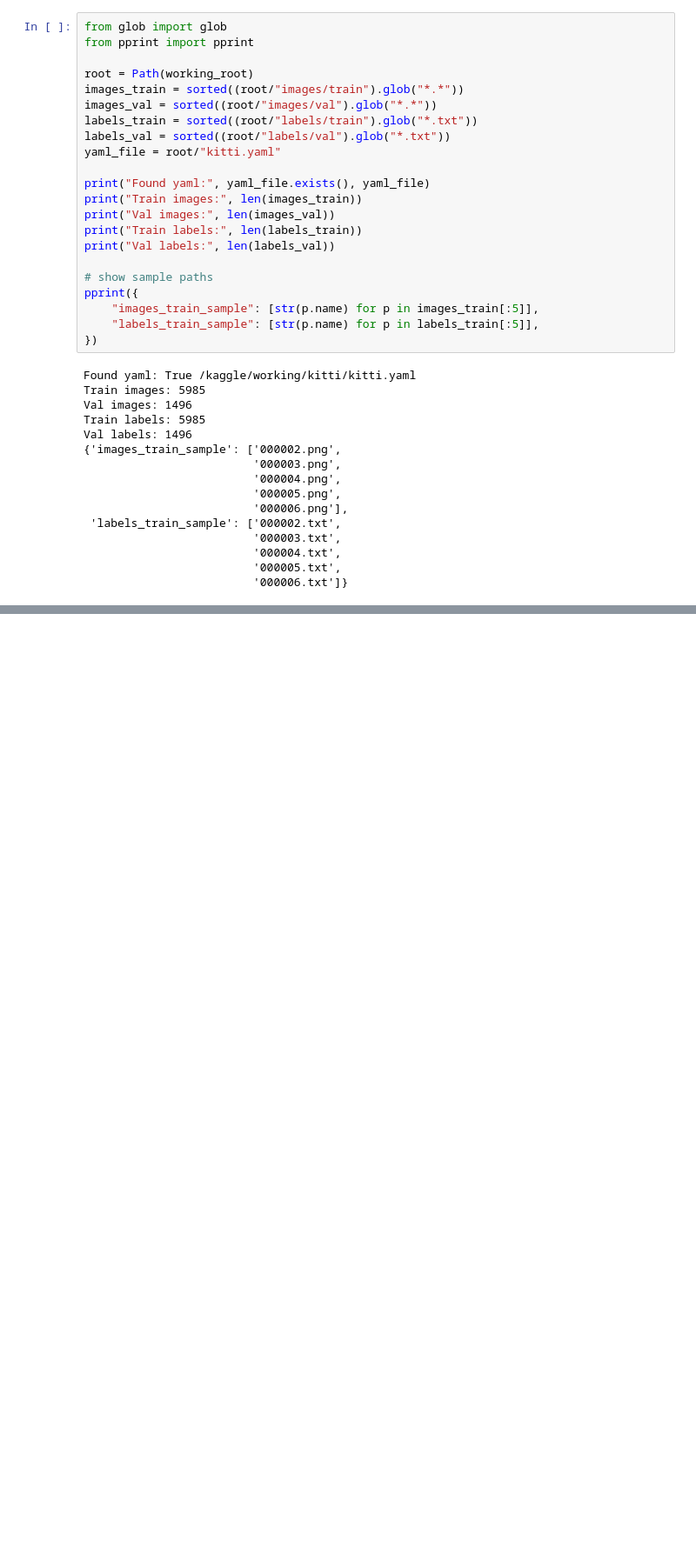
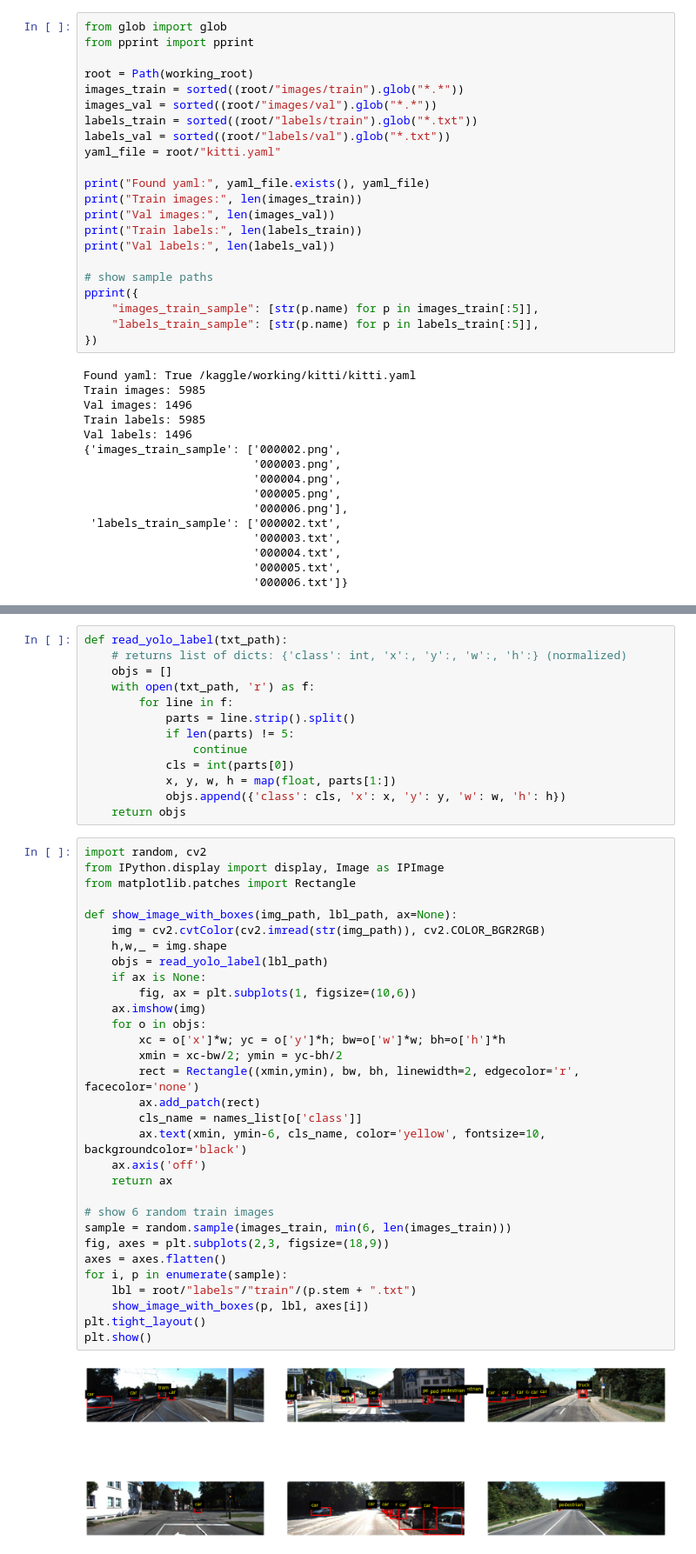
Before and after one commit to mostafa-abdelrashid/Real-time-object-detection-for-autonomous-vechiles, a Jupyter notebook: Main.ipynb, the cells around one changed output, grey strips where cells are left out. Shown at 87% size. Saved outputs shown, nothing was run; the diff lists cells and outputs as text; blank space fills up the shorter version.

```diff
--- a/Main.ipynb
+++ b/Main.ipynb
@@ -105,0 +187,46 @@ Val labels: 1496
+# %%
+def read_yolo_label(txt_path):
+    # returns list of dicts: {'class': int, 'x':, 'y':, 'w':, 'h':} (normalized)
+    objs = []
+    with open(txt_path, 'r') as f:
+        for line in f:
+            parts = line.strip().split()
+            if len(parts) != 5:
+                continue
+            cls = int(parts[0])
+            x, y, w, h = map(float, parts[1:])
+            objs.append({'class': cls, 'x': x, 'y': y, 'w': w, 'h': h})
+    return objs
+# %%
+import random, cv2
+from IPython.display import display, Image as IPImage
+from matplotlib.patches import Rectangle
+
+def show_image_with_boxes(img_path, lbl_path, ax=None):
+    img = cv2.cvtColor(cv2.imread(str(img_path)), cv2.COLOR_BGR2RGB)
+    h,w,_ = img.shape
+    objs = read_yolo_label(lbl_path)
+    if ax is None:
+        fig, ax = plt.subplots(1, figsize=(10,6))
+    ax.imshow(img)
+    for o in objs:
+        xc = o['x']*w; yc = o['y']*h; bw=o['w']*w; bh=o['h']*h
+        xmin = xc-bw/2; ymin = yc-bh/2
+        rect = Rectangle((xmin,ymin), bw, bh, linewidth=2, edgecolor='r', facecolor='none')
+        ax.add_patch(rect)
+        cls_name = names_list[o['class']]
+        ax.text(xmin, ymin-6, cls_name, color='yellow', fontsize=10, backgroundcolor='black')
+    ax.axis('off')
+    return ax
+
+# show 6 random train images
+sample = random.sample(images_train, min(6, len(images_train)))
+fig, axes = plt.subplots(2,3, figsize=(18,9))
+axes = axes.flatten()
+for i, p in enumerate(sample):
+    lbl = root/"labels"/"train"/(p.stem + ".txt")
+    show_image_with_boxes(p, lbl, axes[i])
+plt.tight_layout()
+plt.show()
+# %% [output]
+[figure, added]
```
Also changed, not shown: parts of 21 cells of this notebook.
